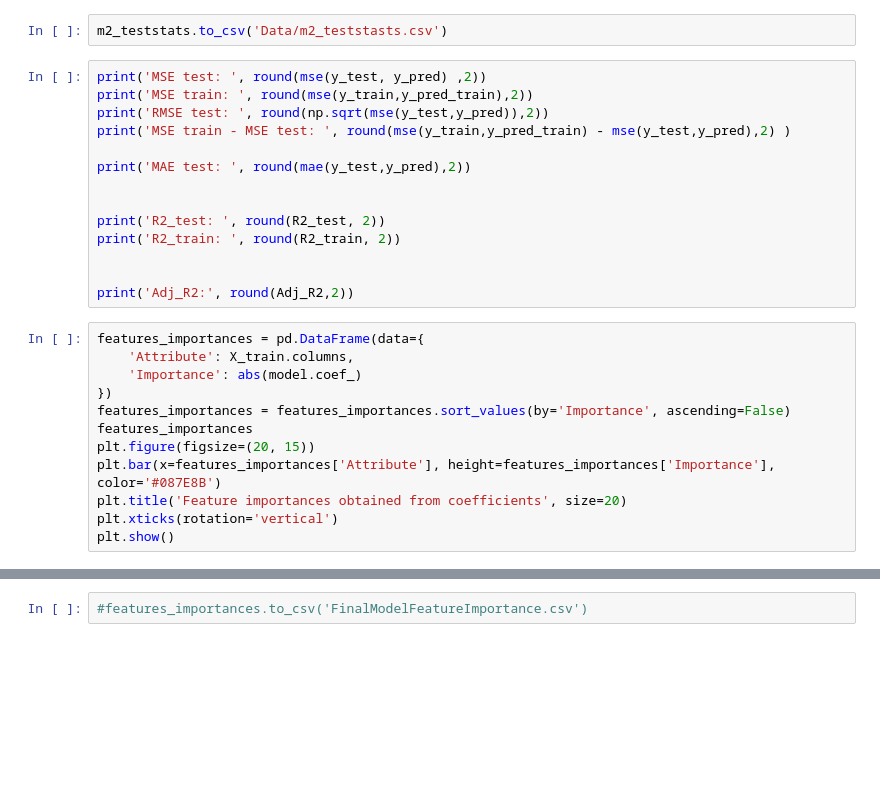
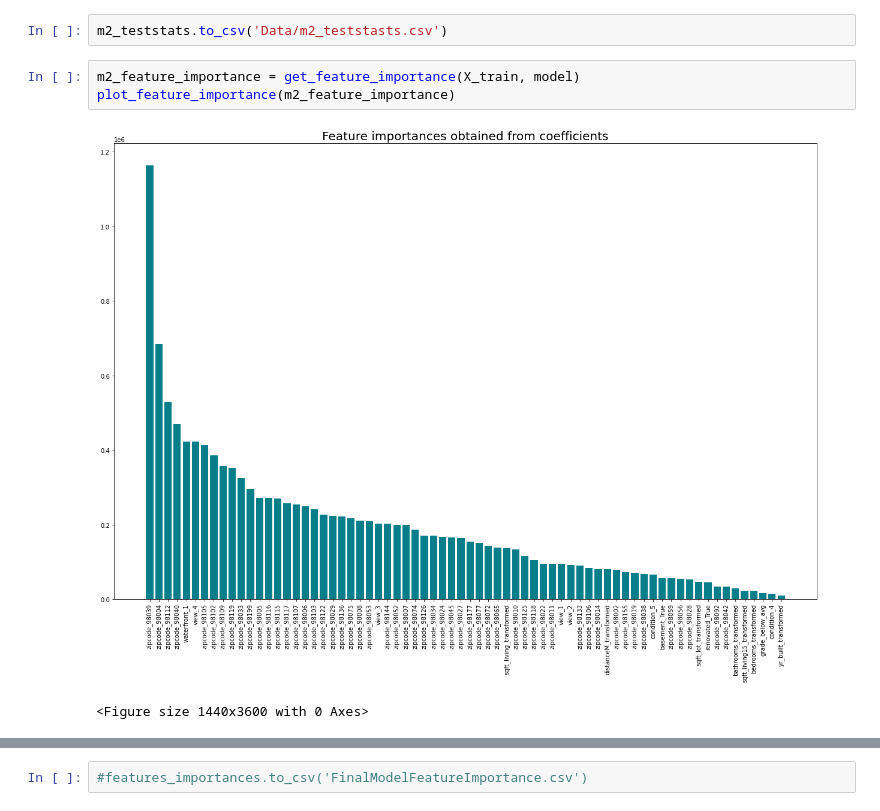
Before and after one commit to CrisQueCris/Houseprices, a Jupyter notebook: FinalModelCodeCleaning.ipynb, the cells around one changed output, grey strips where cells are left out. Cells and saved outputs as stored; diff of their text form; blank space fills up the shorter version.

```diff
--- a/FinalModelCodeCleaning.ipynb
+++ b/FinalModelCodeCleaning.ipynb
@@ -892,29 +809,9 @@ m2_teststats
 # %%
 m2_teststats.to_csv('Data/m2_teststasts.csv')
-# %%
-print('MSE test: ', round(mse(y_test, y_pred) ,2))
-print('MSE train: ', round(mse(y_train,y_pred_train),2))
-print('RMSE test: ', round(np.sqrt(mse(y_test,y_pred)),2))
-print('MSE train - MSE test: ', round(mse(y_train,y_pred_train) - mse(y_test,y_pred),2) )
-
-print('MAE test: ', round(mae(y_test,y_pred),2))
-
-
-print('R2_test: ', round(R2_test, 2))
-print('R2_train: ', round(R2_train, 2))
-
-
-print('Adj_R2:', round(Adj_R2,2))
 # %%
-features_importances = pd.DataFrame(data={
-    'Attribute': X_train.columns,
-    'Importance': abs(model.coef_)
-})
-features_importances = features_importances.sort_values(by='Importance', ascending=False)
-features_importances
-plt.figure(figsize=(20, 15))
-plt.bar(x=features_importances['Attribute'], height=features_importances['Importance'], color='#087E8B')
-plt.title('Feature importances obtained from coefficients', size=20)
-plt.xticks(rotation='vertical')
-plt.show()
+m2_feature_importance = get_feature_importance(X_train, model)
+plot_feature_importance(m2_feature_importance)
+# %% [output]
+[figure, added]
+<Figure size 1440x3600 with 0 Axes>
 # %%
```
Also changed, not shown: parts of 88 cells of this notebook, 3 other files.
